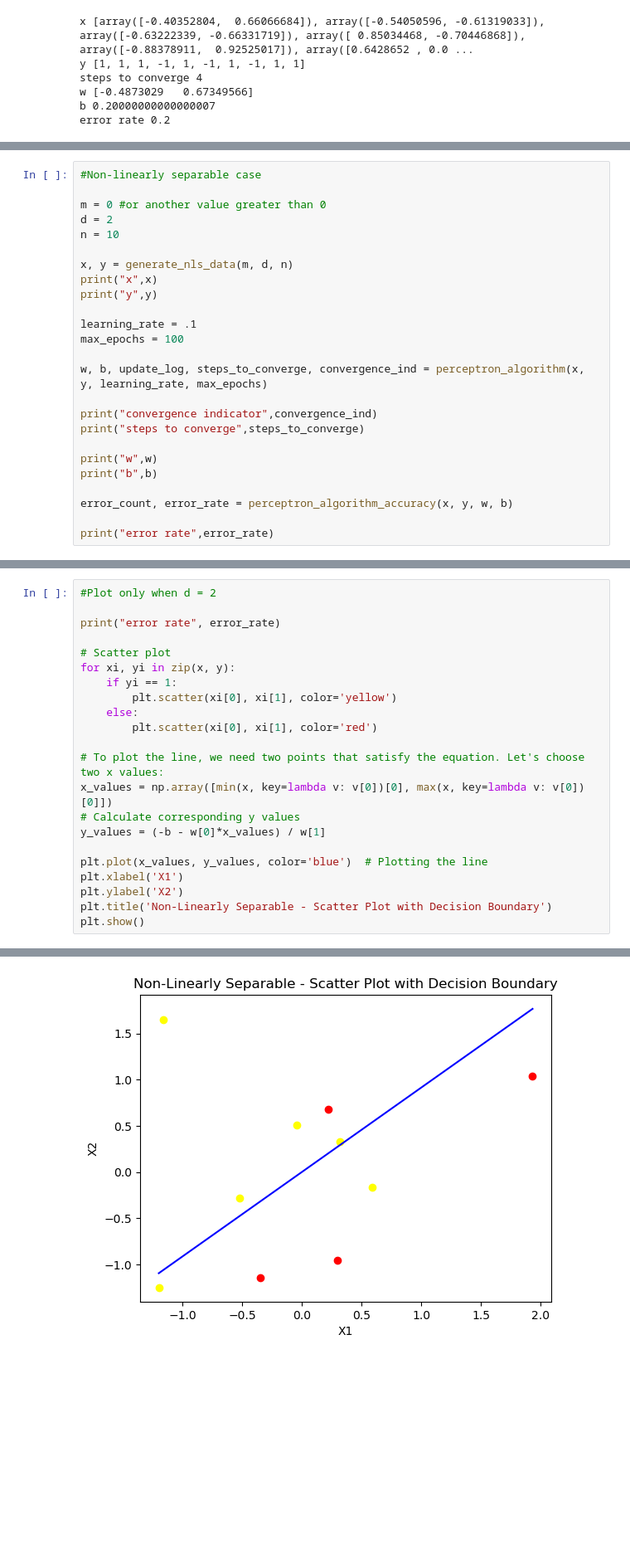
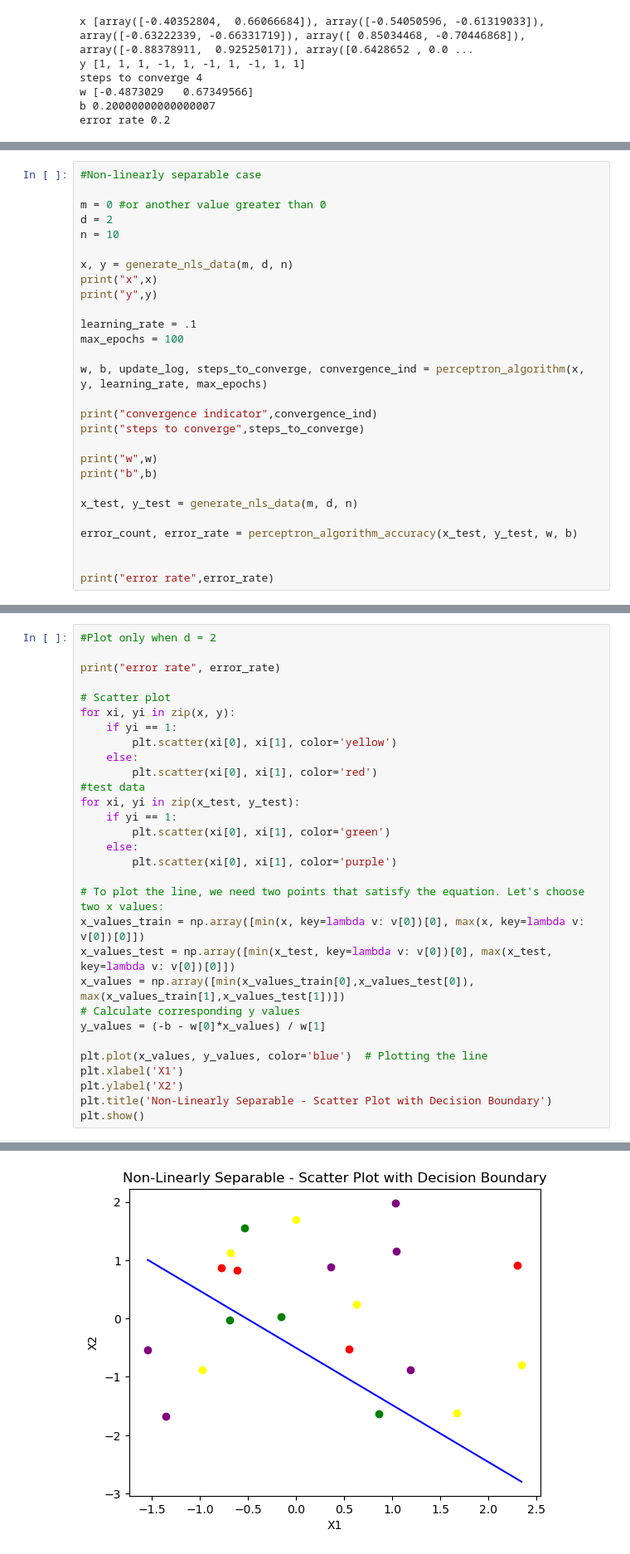
Before and after one commit to claricemottet/GaborML_problem10, a Jupyter notebook: GaborML_problem10_notebook.ipynb, the cells around one changed output, grey strips where cells are left out. Shown at 83% size. Cells and saved outputs as stored; diff of their text form; blank space fills up the shorter version.

Commit message:
Updated non-lienarly separable example for error rate to be performed on test data

```diff
--- a/GaborML_problem10_notebook.ipynb
+++ b/GaborML_problem10_notebook.ipynb
@@ -204,7 +204,10 @@ print("steps to converge",steps_to_converge)
 print("w",w)
 print("b",b)
 
-error_count, error_rate = perceptron_algorithm_accuracy(x, y, w, b)
+x_test, y_test = generate_nls_data(m, d, n)
+
+error_count, error_rate = perceptron_algorithm_accuracy(x_test, y_test, w, b)
+
 
 print("error rate",error_rate)
 # %% [output]
@@ -226,9 +229,17 @@ for xi, yi in zip(x, y):
         plt.scatter(xi[0], xi[1], color='yellow')
     else:
         plt.scatter(xi[0], xi[1], color='red')
+#test data
+for xi, yi in zip(x_test, y_test):
+    if yi == 1:
+        plt.scatter(xi[0], xi[1], color='green')
+    else:
+        plt.scatter(xi[0], xi[1], color='purple')
 
 # To plot the line, we need two points that satisfy the equation. Let's choose two x values:
-x_values = np.array([min(x, key=lambda v: v[0])[0], max(x, key=lambda v: v[0])[0]])
+x_values_train = np.array([min(x, key=lambda v: v[0])[0], max(x, key=lambda v: v[0])[0]])
+x_values_test = np.array([min(x_test, key=lambda v: v[0])[0], max(x_test, key=lambda v: v[0])[0]])
+x_values = np.array([min(x_values_train[0],x_values_test[0]), max(x_values_train[1],x_values_test[1])])
 # Calculate corresponding y values
 y_values = (-b - w[0]*x_values) / w[1]
 
@@ -242 +253 @@ error rate 0.3
-[figure, old version]
+[figure, new version]
```
Also changed, not shown: parts of 2 cells of this notebook.
